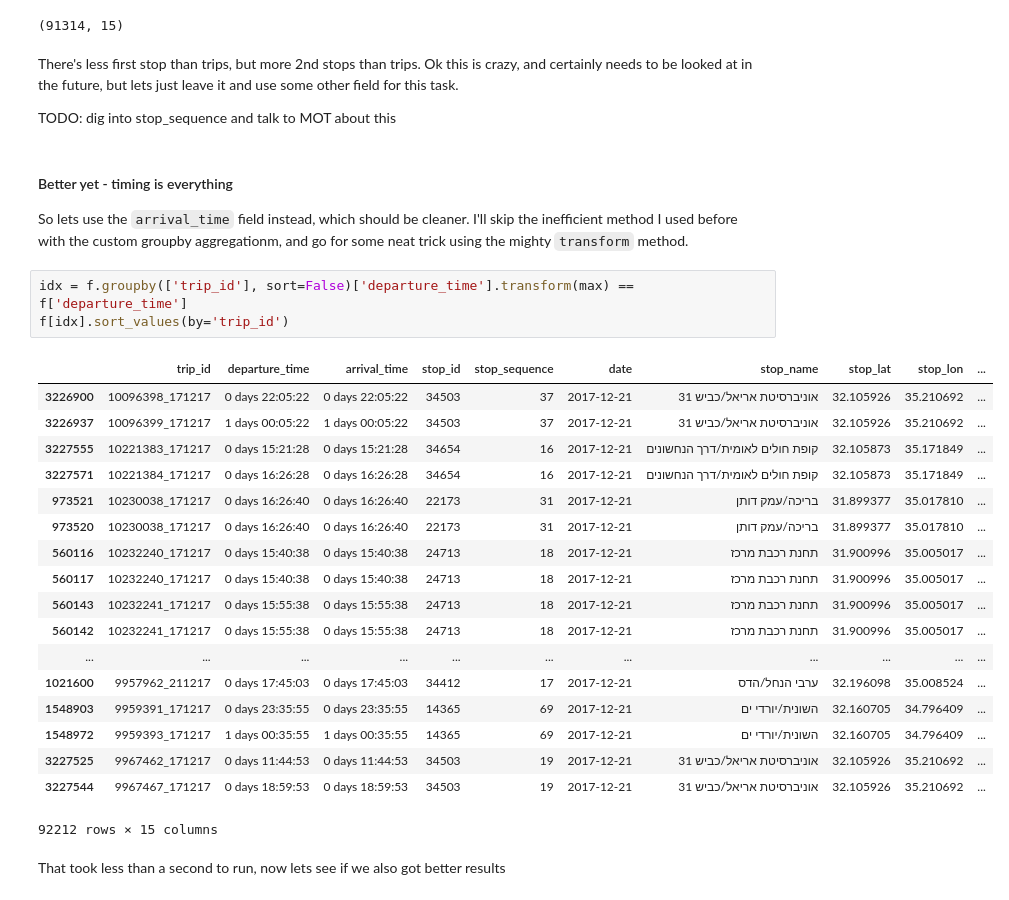
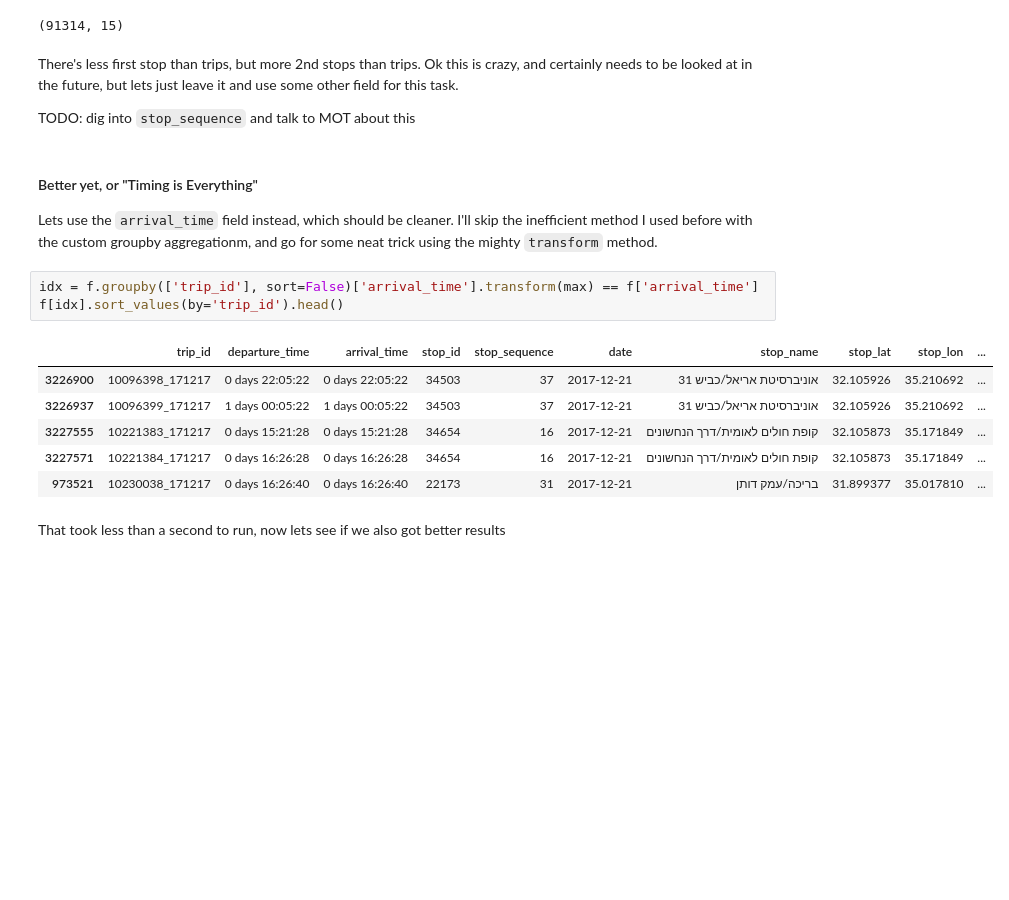
Before and after one commit to cjer/cjer-pelican, a Jupyter notebook: content/notebooks/openbus_4_cleanup.ipynb, the cells around one changed output. Saved outputs shown, nothing was run; the diff lists cells and outputs as text; blank space fills up the shorter version.

```diff
--- a/content/notebooks/openbus_4_cleanup.ipynb
+++ b/content/notebooks/openbus_4_cleanup.ipynb
@@ -193,32 +171,20 @@ f[f.stop_sequence==2].shape
 # %% [markdown]
 There's less first stop than trips, but more 2nd stops than trips. Ok this is crazy, and certainly needs to be looked at in the future, but lets just leave it and use some other field for this task.
 
-TODO: dig into stop_sequence and talk to MOT about this
+TODO: dig into `stop_sequence` and talk to MOT about this
 # %% [markdown]
-#### Better yet - timing is everything
-So lets use the `arrival_time` field instead, which should be cleaner. I'll skip the inefficient method I used before with the custom groupby aggregationm, and go for some neat trick using the mighty `transform` method.
+#### Better yet, or "Timing is Everything"
+Lets use the `arrival_time` field instead, which should be cleaner. I'll skip the inefficient method I used before with the custom groupby aggregationm, and go for some neat trick using the mighty `transform` method.
 # %%
-idx = f.groupby(['trip_id'], sort=False)['departure_time'].transform(max) == f['departure_time']
-f[idx].sort_values(by='trip_id')
+idx = f.groupby(['trip_id'], sort=False)['arrival_time'].transform(max) == f['arrival_time']
+f[idx].sort_values(by='trip_id').head()
 # %% [output]
 |  | trip_id | departure_time | arrival_time | stop_id | stop_sequence | date | stop_name | stop_lat | stop_lon | ... |
 | 3226900 | 10096398_171217 | 0 days 22:05:22 | 0 days 22:05:22 | 34503 | 37 | 2017-12-21 | אוניברסיטת אריאל/כביש 31 | 32.105926 | 35.210692 | ... |
 | 3226937 | 10096399_171217 | 1 days 00:05:22 | 1 days 00:05:22 | 34503 | 37 | 2017-12-21 | אוניברסיטת אריאל/כביש 31 | 32.105926 | 35.210692 | ... |
 | 3227555 | 10221383_171217 | 0 days 15:21:28 | 0 days 15:21:28 | 34654 | 16 | 2017-12-21 | קופת חולים לאומית/דרך הנחשונים | 32.105873 | 35.171849 | ... |
 | 3227571 | 10221384_171217 | 0 days 16:26:28 | 0 days 16:26:28 | 34654 | 16 | 2017-12-21 | קופת חולים לאומית/דרך הנחשונים | 32.105873 | 35.171849 | ... |
 | 973521 | 10230038_171217 | 0 days 16:26:40 | 0 days 16:26:40 | 22173 | 31 | 2017-12-21 | בריכה/עמק דותן | 31.899377 | 35.017810 | ... |
-| 973520 | 10230038_171217 | 0 days 16:26:40 | 0 days 16:26:40 | 22173 | 31 | 2017-12-21 | בריכה/עמק דותן | 31.899377 | 35.017810 | ... |
-| 560116 | 10232240_171217 | 0 days 15:40:38 | 0 days 15:40:38 | 24713 | 18 | 2017-12-21 | תחנת רכבת מרכז | 31.900996 | 35.005017 | ... |
-| 560117 | 10232240_171217 | 0 days 15:40:38 | 0 days 15:40:38 | 24713 | 18 | 2017-12-21 | תחנת רכבת מרכז | 31.900996 | 35.005017 | ... |
-| 560143 | 10232241_171217 | 0 days 15:55:38 | 0 days 15:55:38 | 24713 | 18 | 2017-12-21 | תחנת רכבת מרכז | 31.900996 | 35.005017 | ... |
-| 560142 | 10232241_171217 | 0 days 15:55:38 | 0 days 15:55:38 | 24713 | 18 | 2017-12-21 | תחנת רכבת מרכז | 31.900996 | 35.005017 | ... |
-| ... | ... | ... | ... | ... | ... | ... | ... | ... | ... | ... |
-| 1021600 | 9957962_211217 | 0 days 17:45:03 | 0 days 17:45:03 | 34412 | 17 | 2017-12-21 | ערבי הנחל/הדס | 32.196098 | 35.008524 | ... |
-| 1548903 | 9959391_171217 | 0 days 23:35:55 | 0 days 23:35:55 | 14365 | 69 | 2017-12-21 | השונית/יורדי ים | 32.160705 | 34.796409 | ... |
-| 1548972 | 9959393_171217 | 1 days 00:35:55 | 1 days 00:35:55 | 14365 | 69 | 2017-12-21 | השונית/יורדי ים | 32.160705 | 34.796409 | ... |
-| 3227525 | 9967462_171217 | 0 days 11:44:53 | 0 days 11:44:53 | 34503 | 19 | 2017-12-21 | אוניברסיטת אריאל/כביש 31 | 32.105926 | 35.210692 | ... |
-| 3227544 | 9967467_171217 | 0 days 18:59:53 | 0 days 18:59:53 | 34503 | 19 | 2017-12-21 | אוניברסיטת אריאל/כביש 31 | 32.105926 | 35.210692 | ... |
-92212 rows × 15 columns
 # %% [markdown]
 That took less than a second to run, now lets see if we also got better results
 # %%
```
Also changed, not shown: parts of 14 cells of this notebook.
